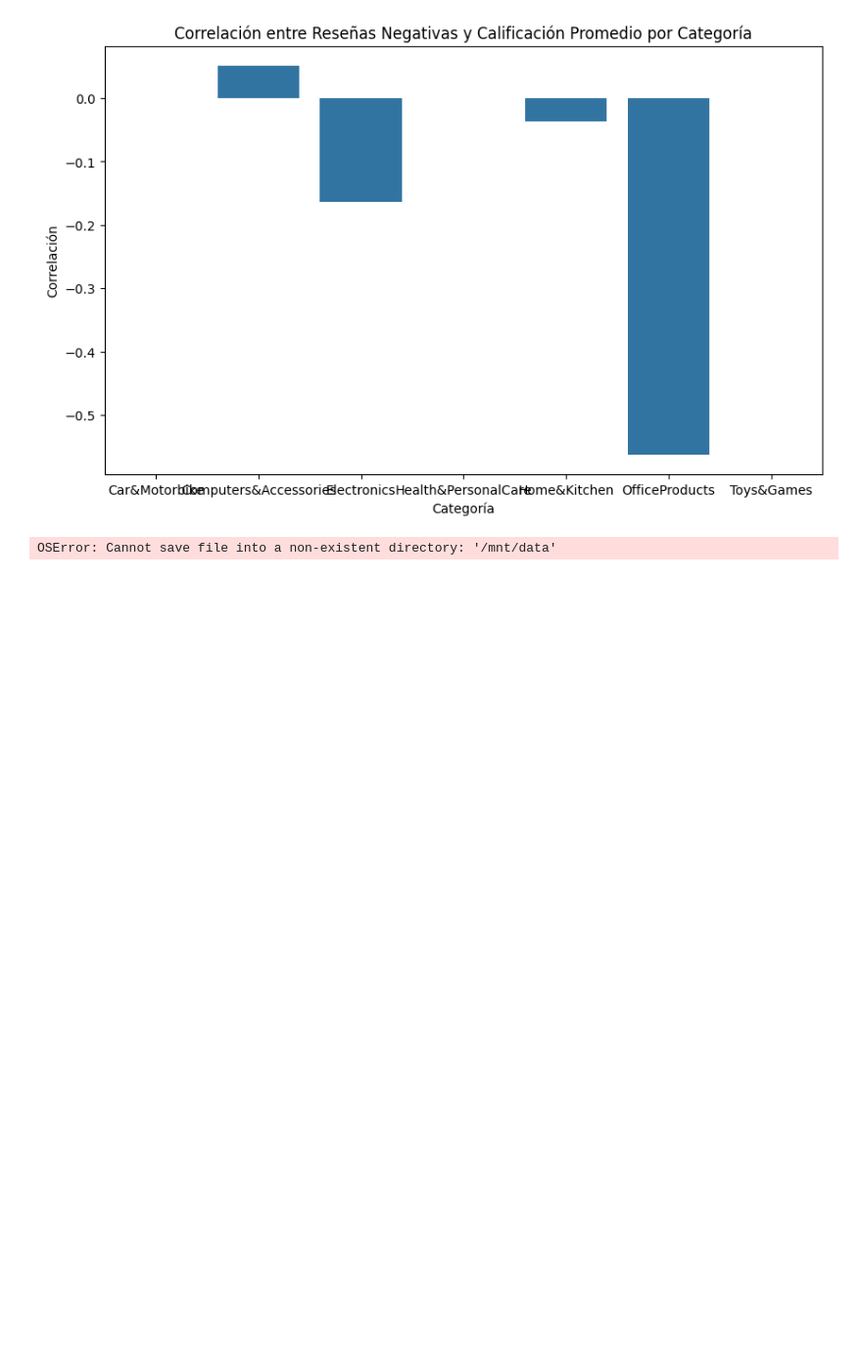
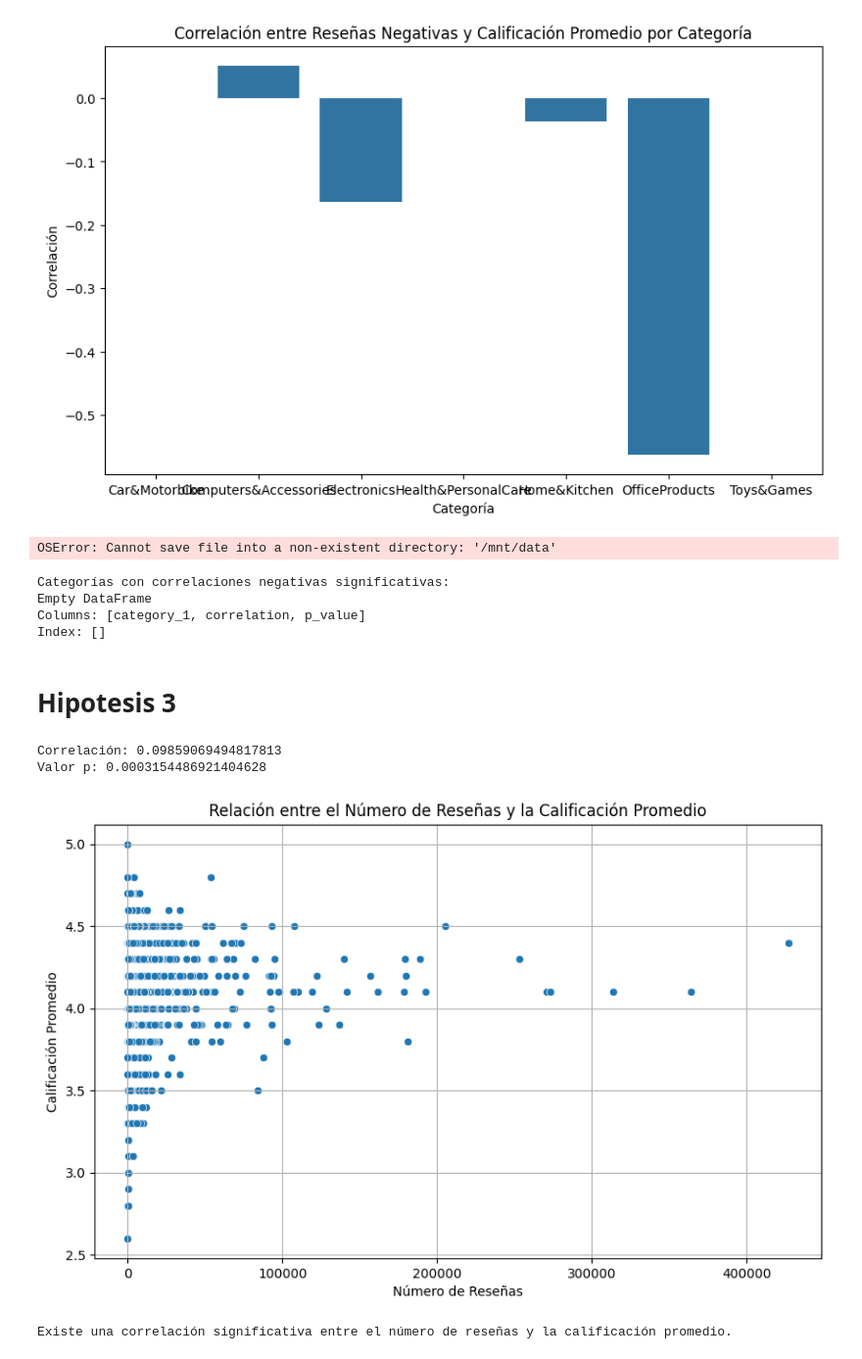
Before and after one commit to Al3jandraMtz/Proyecto4_DataLab, a Jupyter notebook: Proyecto4_DataLab.ipynb, the cells around one changed output. Shown at 98% size. Saved outputs shown, nothing was run; the diff lists cells and outputs as text; code cells hidden in the pictures; blank space fills up the shorter version.

```diff
--- a/Proyecto4_DataLab.ipynb
+++ b/Proyecto4_DataLab.ipynb
@@ -801,3 +801,59 @@ category_analysis.to_csv('/mnt/data/Data-Rating-Category.csv', index=False)
 # %% [output]
 [figure]
 OSError: Cannot save file into a non-existent directory: '/mnt/data'
+# %%
+import pandas as pd
+
+# Filtramos las categorías con correlación negativa y valor p significativo
+significant_negative_correlations = correlation_df[
+    (correlation_df['correlation'] < 0) & (correlation_df['p_value'] < 0.05)
+]
+
+# Mostramos las categorías que tienen correlaciones negativas significativas
+print("Categorías con correlaciones negativas significativas:")
+print(significant_negative_correlations)
+
+# Si deseas, puedes guardar este resultado en un archivo CSV para su posterior análisis
+significant_negative_correlations.to_csv('/content/Significant_Negative_Correlations.csv', index=False)
+# %% [output]
+Categorías con correlaciones negativas significativas:
+Empty DataFrame
+Columns: [category_1, correlation, p_value]
+Index: []
+# %% [markdown]
+# Hipotesis 3
+# %%
+#Calcular la correlación
+import pandas as pd
+import matplotlib.pyplot as plt
+import seaborn as sns
+from scipy.stats import pearsonr
+
+# Paso 1: Filtrar productos con un número significativo de reseñas
+df_filtered = df[df['rating_count'] > 20]
+
+# Paso 2: Calcular la correlación
+correlation, p_value = pearsonr(df_filtered['rating_count'], df_filtered['adjusted_rating'])
+
+print(f"Correlación: {correlation}")
+print(f"Valor p: {p_value}")
+
+# Paso 3: Crear la gráfica de dispersión
+plt.figure(figsize=(10, 6))
+sns.scatterplot(x='rating_count', y='adjusted_rating', data=df_filtered)
+plt.title('Relación entre el Número de Reseñas y la Calificación Promedio')
+plt.xlabel('Número de Reseñas')
+plt.ylabel('Calificación Promedio')
+plt.grid(True)
+plt.show()
+
+# Paso 4: Interpretación de Resultados
+if p_value < 0.05:
+    print("Existe una correlación significativa entre el número de reseñas y la calificación promedio.")
+else:
+    print("No se encontró una correlación significativa entre el número de reseñas y la calificación promedio.")
+# %% [output]
+Correlación: 0.09859069494817813
+Valor p: 0.0003154486921404628
+[figure, added]
+Existe una correlación significativa entre el número de reseñas y la calificación promedio.
```
Also changed, not shown: parts of 16 cells of this notebook.
